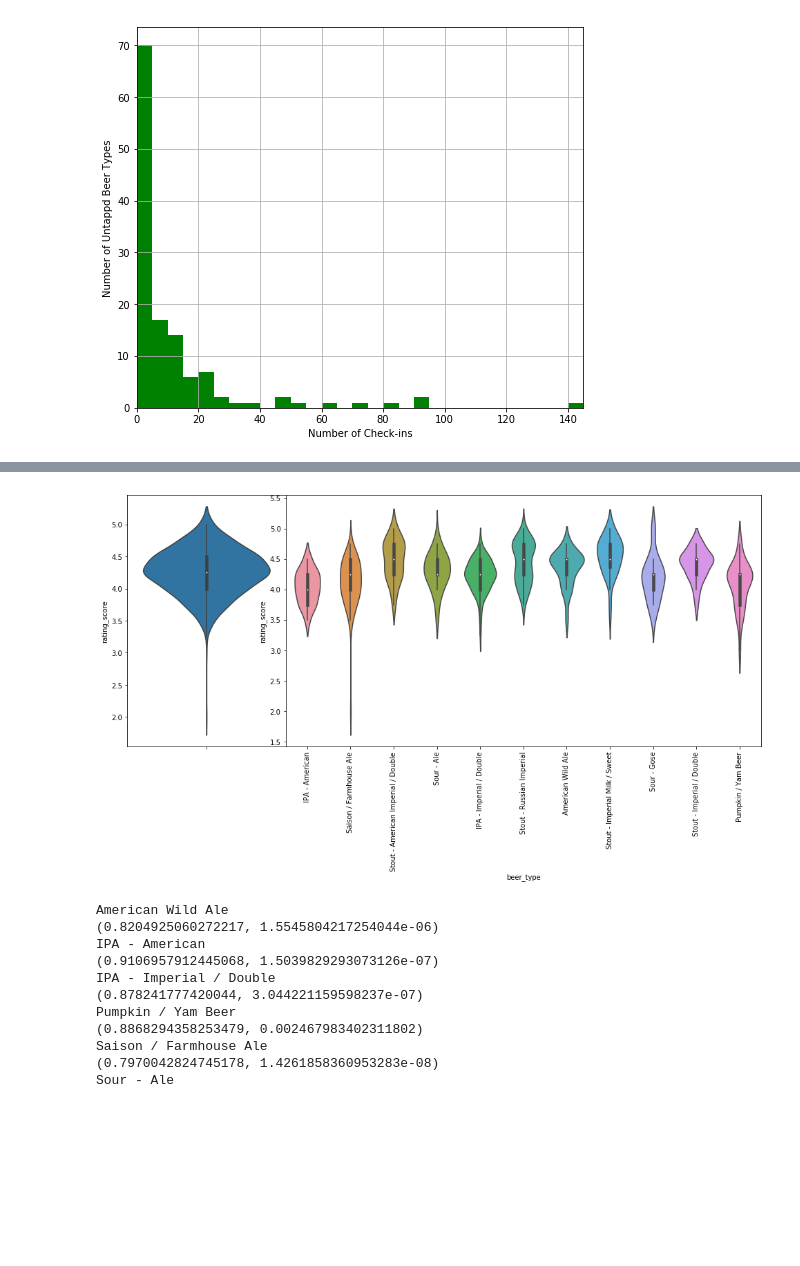
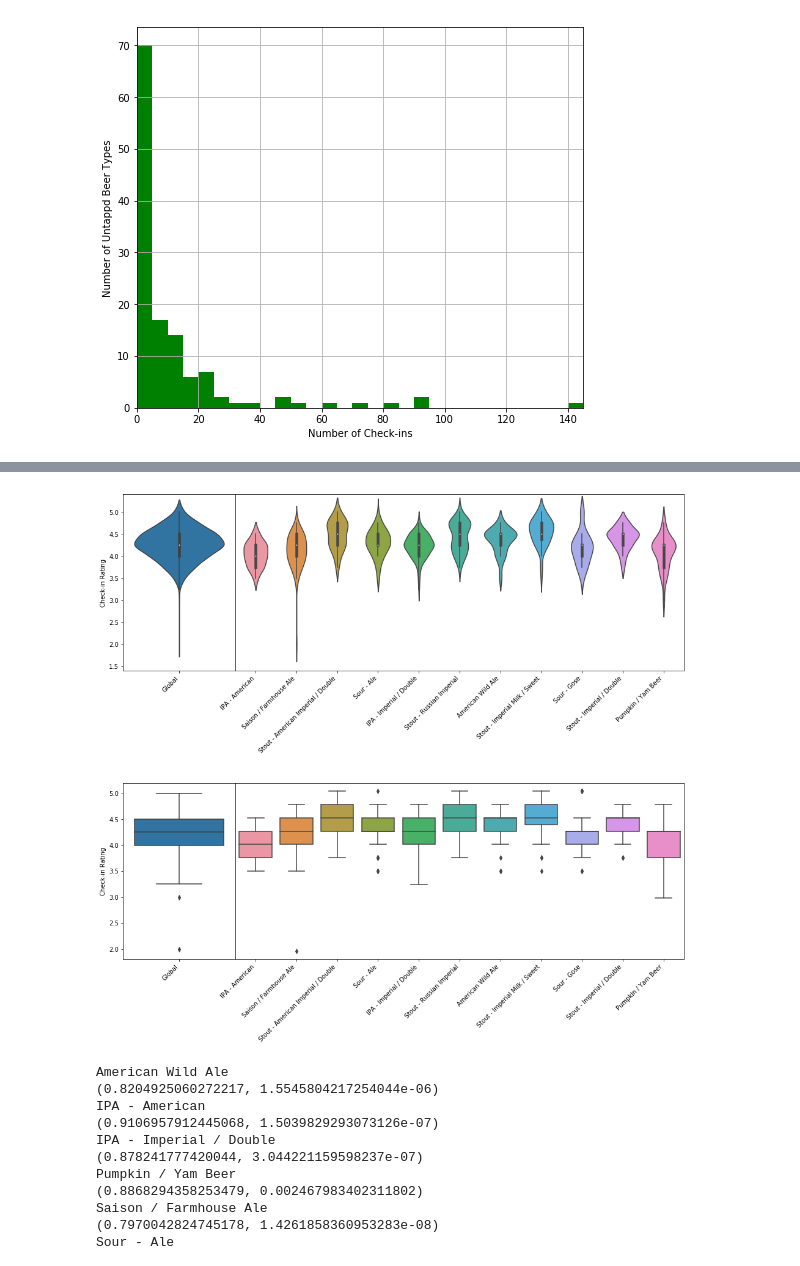
Before and after one commit to amrdixon/untappd, a Jupyter notebook: main/type_analysis.ipynb, the cells around one changed output, grey strips where cells are left out. Saved outputs shown, nothing was run; the diff lists cells and outputs as text; code cells hidden in the pictures; blank space fills up the shorter version.

Commit message:
Tidied plots.

```diff
--- a/main/type_analysis.ipynb
+++ b/main/type_analysis.ipynb
@@ -221,29 +222,59 @@ cat_df.style.bar(color='yellow')
 # %%
 #Looking at the violin and box plots of the >30 size beer types
 
 
 plt.figure(1, figsize=(15, 14))
-gs = gridspec.GridSpec(4, 4)
+gs = gridspec.GridSpec(5, 5)
 gs.update(left=0.05, right=0.9, wspace=0)
 
 #Make a viloin plot of total ratings distribution
 plt.subplot(gs[:2, 0])
-sns.violinplot( y="rating_score", data=anova_og_data, bw=0.4)
+ax = sns.violinplot( y="rating_score", data=anova_og_data, bw=0.4)
+ax.set_xticklabels(['Global'])
+for label in ax.get_xmajorticklabels():
+    label.set_rotation(45)
+    label.set_horizontalalignment("right")
+plt.ylim(1.4, 5.4)
+plt.ylabel('Check-in Rating')
+plt.xlabel('')
+
 
 #Make a violin plot
 plt.subplot(gs[:2, 1:])
 ax = sns.violinplot(x=group, y="rating_score", data=anova_og_data, bw=0.5)
-plt.xticks(rotation=90)
+plt.ylabel('')
+plt.ylim(1.4, 5.4)
+ax.set_yticks([])
+for label in ax.get_xmajorticklabels():
+    label.set_rotation(45)
+    label.set_horizontalalignment("right")
+plt.xlabel('')
 
-# plt.subplot(gs[2:, 0])
-# sns.boxplot(y="rating_score", data=anova_og_data)
+plt.subplot(gs[3:, 0])
+ax = sns.boxplot(y="rating_score", data=anova_og_data)
+for label in ax.get_xmajorticklabels():
+    label.set_rotation(45)
+    label.set_horizontalalignment("right")
+plt.xlabel('')
+plt.ylabel('Check-in Rating')
+plt.ylim(1.8, 5.2)
+ax.set_xticklabels(['Global'])
 
-# plt.subplot(gs[2:, 1:])
-# sns.boxplot(x=group, y="rating_score", data=anova_og_data)
+
+
+plt.subplot(gs[3:, 1:])
+ax = sns.boxplot(x=group, y="rating_score", data=anova_og_data)
+for label in ax.get_xmajorticklabels():
+    label.set_rotation(45)
+    label.set_horizontalalignment("right")
+plt.xlabel('')
+ax.set_yticks([])
+plt.ylabel('')
+
 
 plt.show()
 # %% [output]
-[figure, old version]
+[figure, new version]
 # %%
 #Check assumptions of the ANOVA - found all groups could be considered not normally distributed
 for grouped_ratings in anova_og_data[dep_var].groupby(anova_og_data[group]):
```
Also changed, not shown: parts of 17 cells of this notebook, 2 other files.
